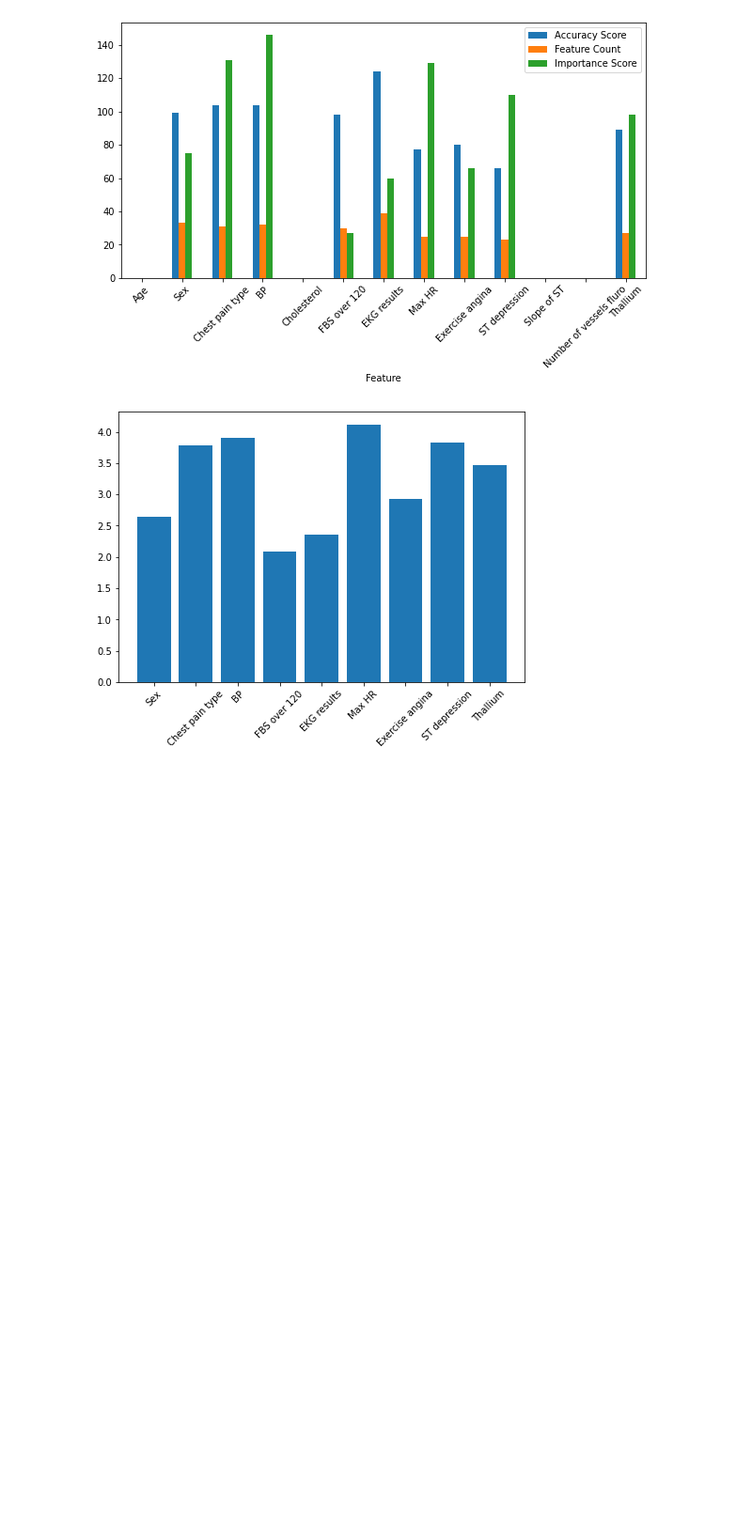
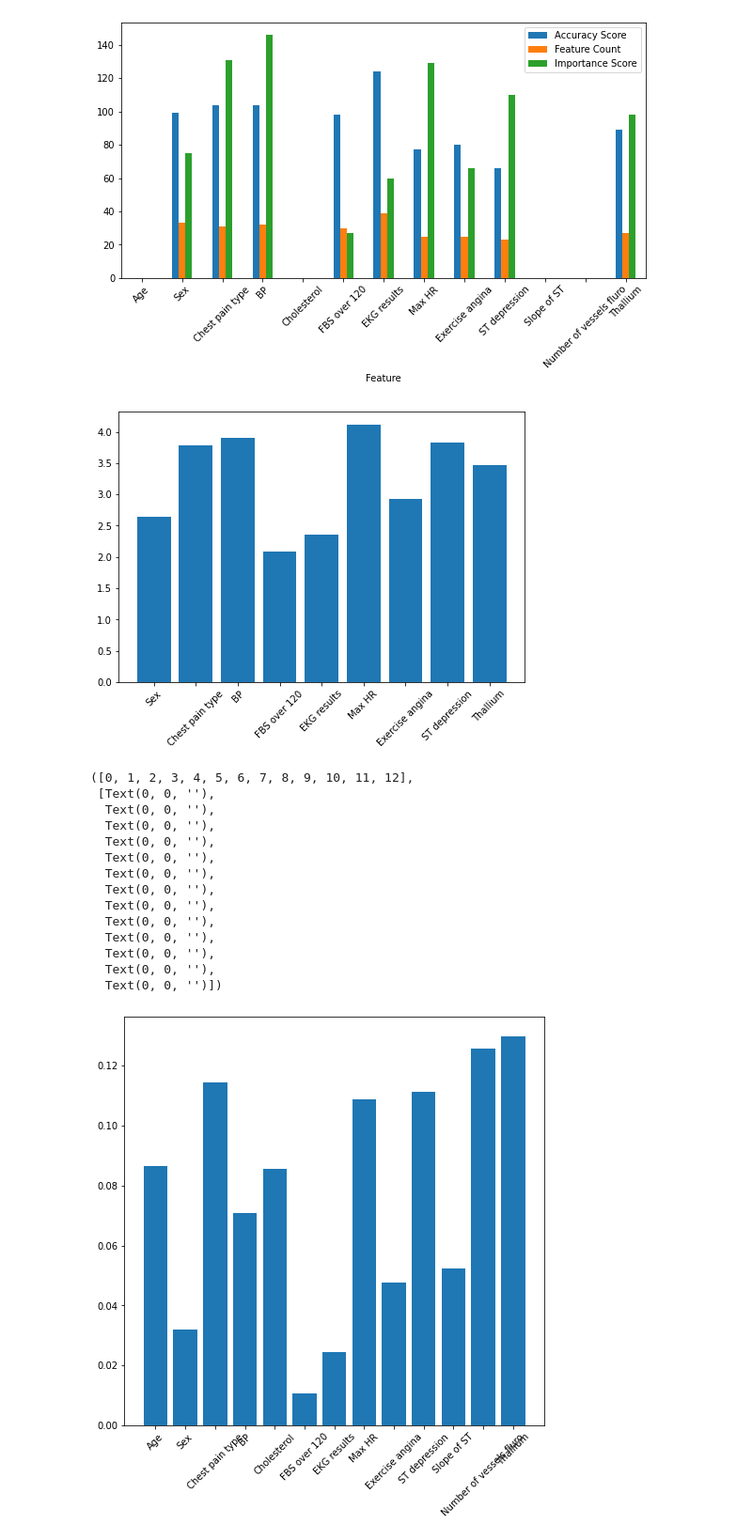
Before and after one commit to BSSB33/DSC-Lab, a Jupyter notebook: oversampling/heart_disease_prediction.ipynb, the cells around one changed output. Shown: that part at 94% size. Saved outputs shown, nothing was run; the diff lists cells and outputs as text; code cells hidden in the pictures; blank space fills up the shorter version.

```diff
--- a/oversampling/heart_disease_prediction.ipynb
+++ b/oversampling/heart_disease_prediction.ipynb
@@ -466,0 +412,22 @@ plt.show()
+# %%
+clf = RandomForestClassifier()
+clf.fit(df_norm, y)
+plt.figure(figsize=(8,8))
+plt.bar(df_norm.columns, clf.feature_importances_)
+plt.xticks(rotation=45)
+# %% [output]
+([0, 1, 2, 3, 4, 5, 6, 7, 8, 9, 10, 11, 12],
+ [Text(0, 0, ''),
+  Text(0, 0, ''),
+  Text(0, 0, ''),
+  Text(0, 0, ''),
+  Text(0, 0, ''),
+  Text(0, 0, ''),
+  Text(0, 0, ''),
+  Text(0, 0, ''),
+  Text(0, 0, ''),
+  Text(0, 0, ''),
+  Text(0, 0, ''),
+  Text(0, 0, ''),
+  Text(0, 0, '')])
+[figure, added]
```
Also changed, not shown: parts of 15 cells of this notebook, 1 other file.
